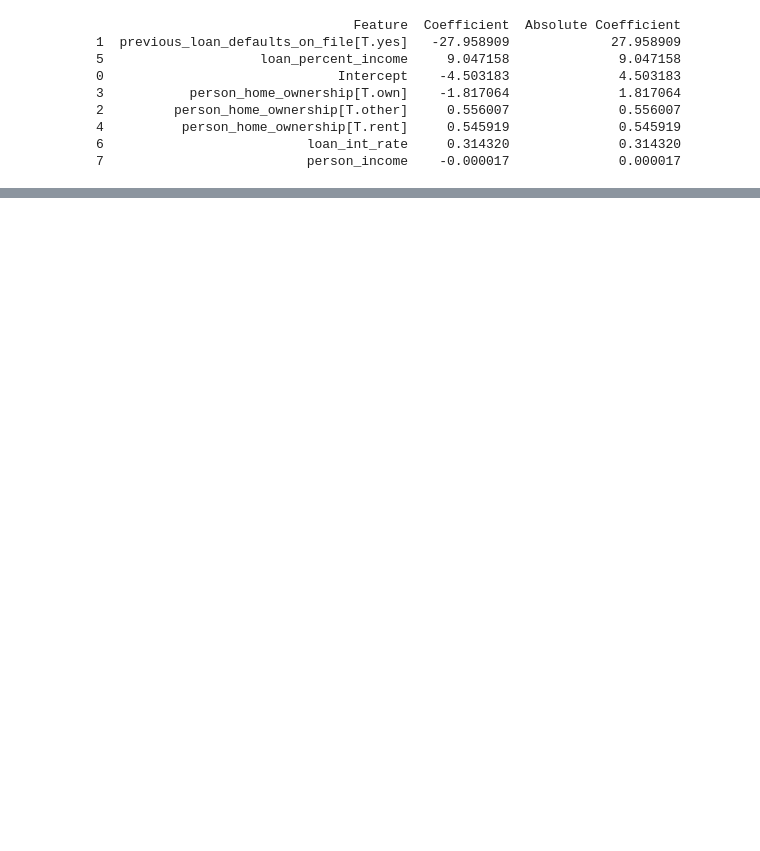
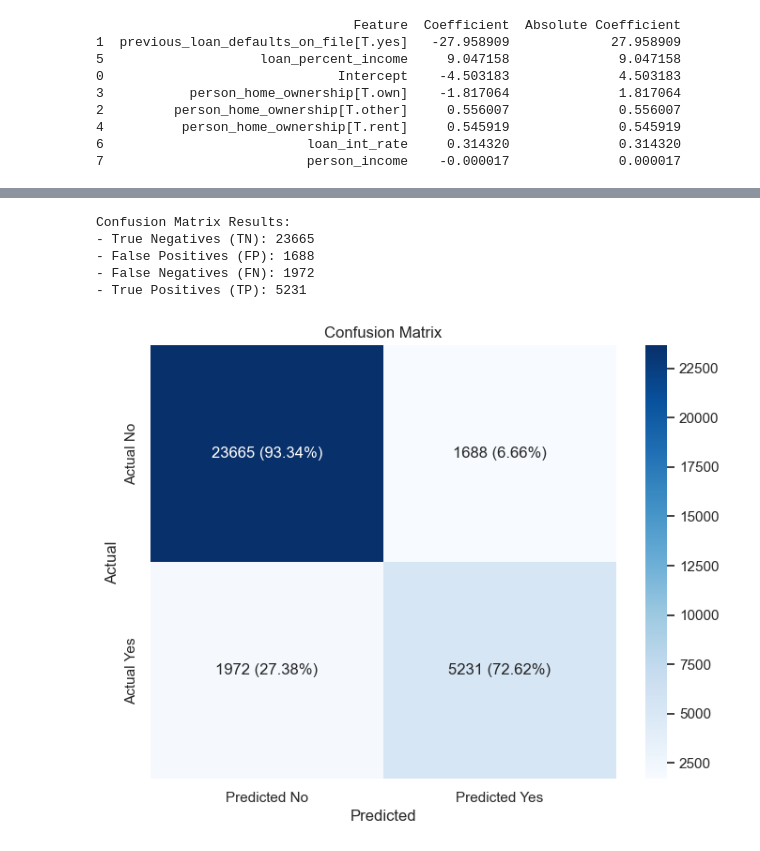
Before and after one commit to isaac-turk/Synchrony-Research-Presentation, a Jupyter notebook: loan_approval.ipynb, the cells around one changed output, grey strips where cells are left out. Drawn from its saved outputs; the diff is of its cells as text; code cells hidden in the pictures; blank space fills up the shorter version.

```diff
--- a/loan_approval.ipynb
+++ b/loan_approval.ipynb
@@ -568,3 +589,8 @@ print(feature_importance)
 4          person_home_ownership[T.rent]     0.545919              0.545919
 6                          loan_int_rate     0.314320              0.314320
 7                          person_income    -0.000017              0.000017
+# %%
+# Apply classification threshold of 0.5 to our test set
+df_test['phat'] = best_model.predict(df_test)
+df_test['yhat'] = 1 * (df_test['phat'] >= 0.5)
+df_test.head()
@@ -570,0 +604,33 @@ print(feature_importance)
+# %%
+# Calculate confusion matrix
+tn,fp,fn,tp = confusion_matrix(y_true=df_test['loan_status'], y_pred=df_test['yhat']).ravel()
+print("Confusion Matrix Results:")
+print(f"- True Negatives (TN): {tn}")
+print(f"- False Positives (FP): {fp}")
+print(f"- False Negatives (FN): {fn}")
+print(f"- True Positives (TP): {tp}")
+# %% [output]
+Confusion Matrix Results:
+- True Negatives (TN): 23665
+- False Positives (FP): 1688
+- False Negatives (FN): 1972
+- True Positives (TP): 5231
+# %%
+# Create confusion matrix heatmap
+cm = confusion_matrix(df_test['loan_status'], df_test['yhat'])
+
+cm_percentage = cm.astype('float') / cm.sum(axis=1)[:, np.newaxis] * 100
+
+cm_combined = np.empty_like(cm, dtype=object)
+for i in range(cm.shape[0]):
+    for j in range(cm.shape[1]):
+        cm_combined[i, j] = f"{cm[i, j]} ({cm_percentage[i, j]:.2f}%)"
+
+plt.figure(figsize=(8, 6))
+sns.heatmap(cm, annot=cm_combined, fmt='', cmap='Blues', xticklabels=['Predicted No', 'Predicted Yes'], yticklabels=['Actual No', 'Actual Yes'])
+plt.title('Confusion Matrix')
+plt.xlabel('Predicted')
+plt.ylabel('Actual')
+plt.show()
+# %% [output]
+[figure, added]
```
Also changed, not shown: parts of 10 cells of this notebook.
